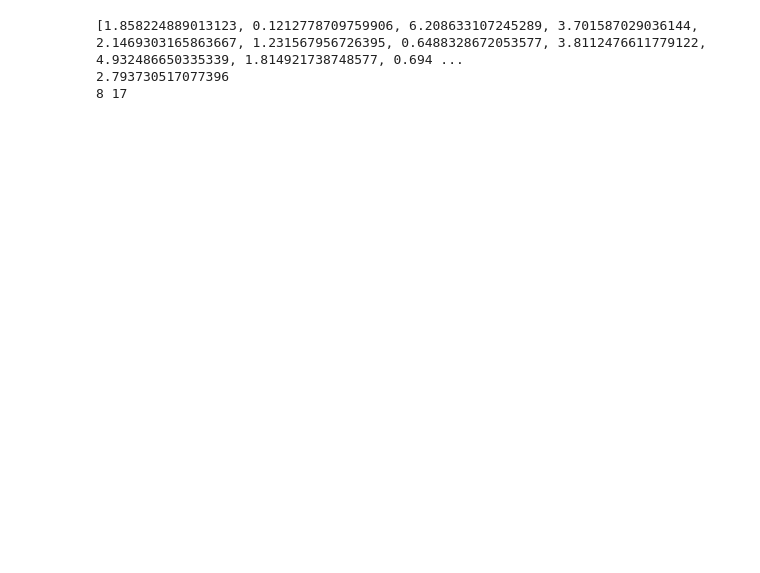
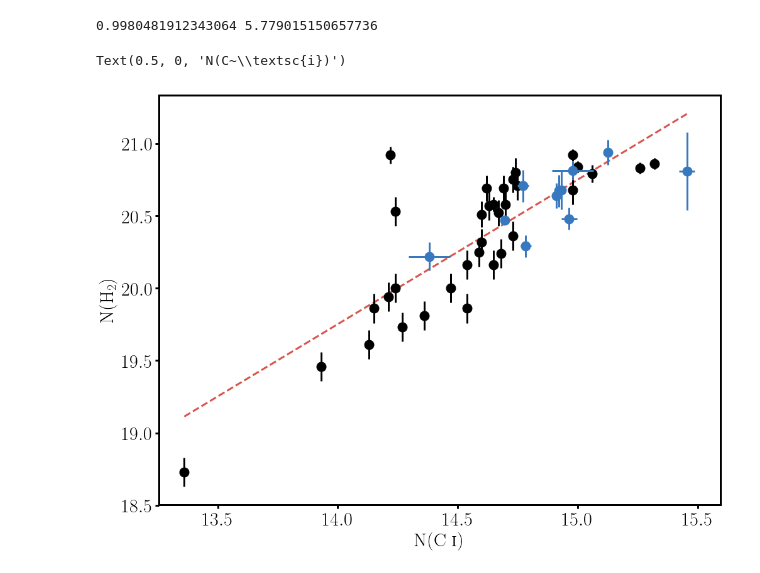
Before and after one commit to codydirks/PGCC_HST, a Jupyter notebook: PaperAnalysis.ipynb, the cells around one changed output. Drawn from its saved outputs; the diff is of its cells as text; code cells hidden in the pictures; blank space fills up the shorter version.

```diff
--- a/PaperAnalysis.ipynb
+++ b/PaperAnalysis.ipynb
@@ -924,4 +882,0 @@ Ordering converted to RING
-# %%
-sl='HD62542'
-for
-hp.cartview(planck_co_map,latra=[-10,10],lonra=[-10,10],min=0.00001,norm='log',cmap=cm.viridis)
@@ -1033,8 +960,65 @@ print(len(np.where(np.array(brights)>3)[0]),len(brights))
-# %%
-print(darks)
-print(np.mean(darks))
-print(len(np.where(np.array(darks)>3)[0]),len(darks))
-# %% [output]
-[1.858224889013123, 0.1212778709759906, 6.208633107245289, 3.701587029036144, 2.1469303165863667, 1.231567956726395, 0.6488328672053577, 3.8112476611779122, 4.932486650335339, 1.814921738748577, 0.694 ...
-2.793730517077396
-8 17
+# %%
+# Derive H2 from CO/C
+from scipy.stats import linregress
+fig=plt.figure(figsize=(16,12),facecolor='w')
+subplt=plt.subplot(111)
+
+# Plot H2 and CO for all components with detected Cl I (which traces H2)
+mine_x,mine_y,mine_x_err,mine_y_err=[],[],[],[]
+#single_x,single_y,single_x_err,single_y_err=[],[],[],[]
+for sl,data in all_data.groupby('Sightline'):
+    c_sum=np.log10((10**data[['C','C*','C**']]).sum().sum())
+    co_sum=np.log10((10**data['CO']).sum())
+    published_h2s=published_hs[published_hs['Name']==sl][['N(H2)','E_N(H2)']]
+    if len(published_h2s.dropna())>0:
+        h2_sum,h2_sum_err=np.log10(published_h2s.iloc[-1])
+        if np.isnan(h2_sum_err):
+            h2_sum_err=np.log10(0.2*10**h2_sum)
+        co_c_ratio=co_sum-c_sum
+        co_h2_ratio=co_sum-h2_sum
+
+        co_sum_err=np.sqrt(((10**data['CO_err'])**2).sum())
+        c_sum_err=np.sqrt(((10**data[['C_err','C*_err','C**_err']])**2).sum().sum())
+        if(c_sum_err/10**c_sum)>0.2:
+            c_sum_err=0.2*10**c_sum
+        co_c_err=np.sqrt((co_sum_err/10**co_sum)**2+(c_sum_err/10**c_sum)**2)
+        co_h2_err=np.sqrt((co_sum_err/10**co_sum)**2+(h2_sum_err/10**h2_sum)**2)
+
+        mine_y.append(h2_sum)
+        mine_x.append(c_sum)
+        mine_y_err.append(0.434*(10**(h2_sum_err-h2_sum)))
+        mine_x_err.append(0.434*(c_sum_err/10**c_sum))
+
+
+burgh_x,burgh_y,burgh_x_err,burgh_y_err=[],[],[],[]
+
+for idx,row in burgh_data.iterrows():
+    burgh_y.append(row['H2'])
+    burgh_x.append(row['CI'])
+    burgh_y_err.append(row['H2_err'])
+    burgh_x_err.append(0)
+
+subplt.errorbar(mine_x,mine_y,xerr=mine_x_err,yerr=mine_y_err,
+            linestyle='None',marker='o',color=blue,markersize=15,label='This Work',zorder=1)
+
+subplt.errorbar(burgh_x,burgh_y,xerr=burgh_x_err,yerr=burgh_y_err,
+            linestyle='None',marker='o',color='k',markersize=15,label='Burgh et al. (2010)',zorder=0)
+
+
+
+
+fitx=np.array(mine_x+burgh_x)
+fity=np.array(mine_y+burgh_y)
+fit=linregress(x=fitx,y=fity)
+tx=np.linspace(min(fitx),max(fitx),10)
+subplt.plot(tx,fit.slope*tx+fit.intercept,linestyle='--',color=red,zorder=-1)
+print(fit.slope,fit.intercept)
+
+plt.tick_params(axis='both',which='major',labelsize=30)
+subplt.set_ylabel('N(H$_2$)',fontsize=30)
+subplt.set_xlabel('N(C~\\textsc{i})',fontsize=30)
+#plt.savefig(output_path+'h2_method.pdf',bbox_inches='tight')
+# %% [output]
+0.9980481912343064 5.779015150657736
+Text(0.5, 0, 'N(C~\\textsc{i})')
+[figure, added]
```
Also changed, not shown: parts of 20 cells of this notebook, 5 other files.
